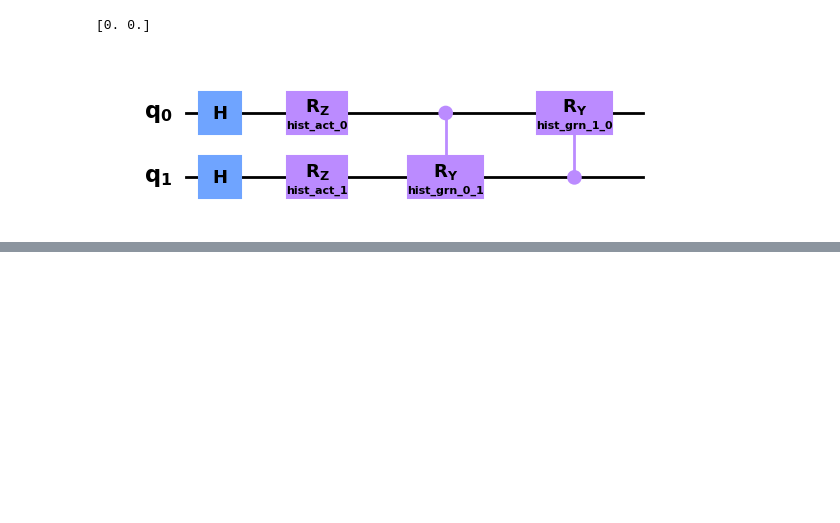
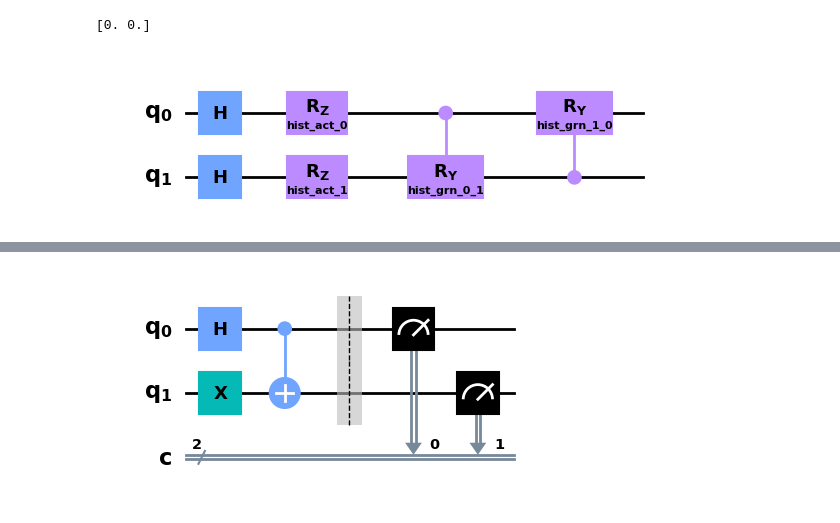
Before and after one commit to cailab-tamu/QuantumXCT, a Jupyter notebook: python/bell_dist_opt.ipynb, the cells around one changed output, grey strips where cells are left out. Saved outputs shown, nothing was run; the diff lists cells and outputs as text; code cells hidden in the pictures; blank space fills up the shorter version.

```diff
--- a/python/bell_dist_opt.ipynb
+++ b/python/bell_dist_opt.ipynb
@@ -139,2 +140,28 @@ The counts are: {'11': 750, '00': 274}
 [figure]
 [figure]
+# %%
+from qiskit import QuantumCircuit, transpile
+from qiskit.providers.basic_provider import BasicSimulator
+import numpy as np
+import matplotlib.pyplot as plt
+
+# 1. Create the Bell state (|ψ⟩ = (|00⟩ + |11⟩)/√2)
+circuit = QuantumCircuit(2, 2)
+circuit.x(1)
+circuit.h(0)
+circuit.cx(0, 1)
+circuit.barrier()
+
+# 2. Define measurement bases (for a simple Bell test, we'll use the Z basis for both qubits)
+# In a more complex Bell test, you would rotate the measurement bases.
+circuit.measure([0, 1], [0, 1])
+
+# 3. Simulate the circuit for 1024 shots
+simulator = BasicSimulator()
+compiled_circuit = transpile(circuit, simulator)
+job = simulator.run(compiled_circuit, shots=1024)
+result = job.result()
+counts = result.get_counts(circuit)
+circuit.draw(output="mpl", style="clifford", fold=40)
+# %% [output]
+[figure, added]
```
Also changed, not shown: parts of 14 cells of this notebook, 1 other file.
